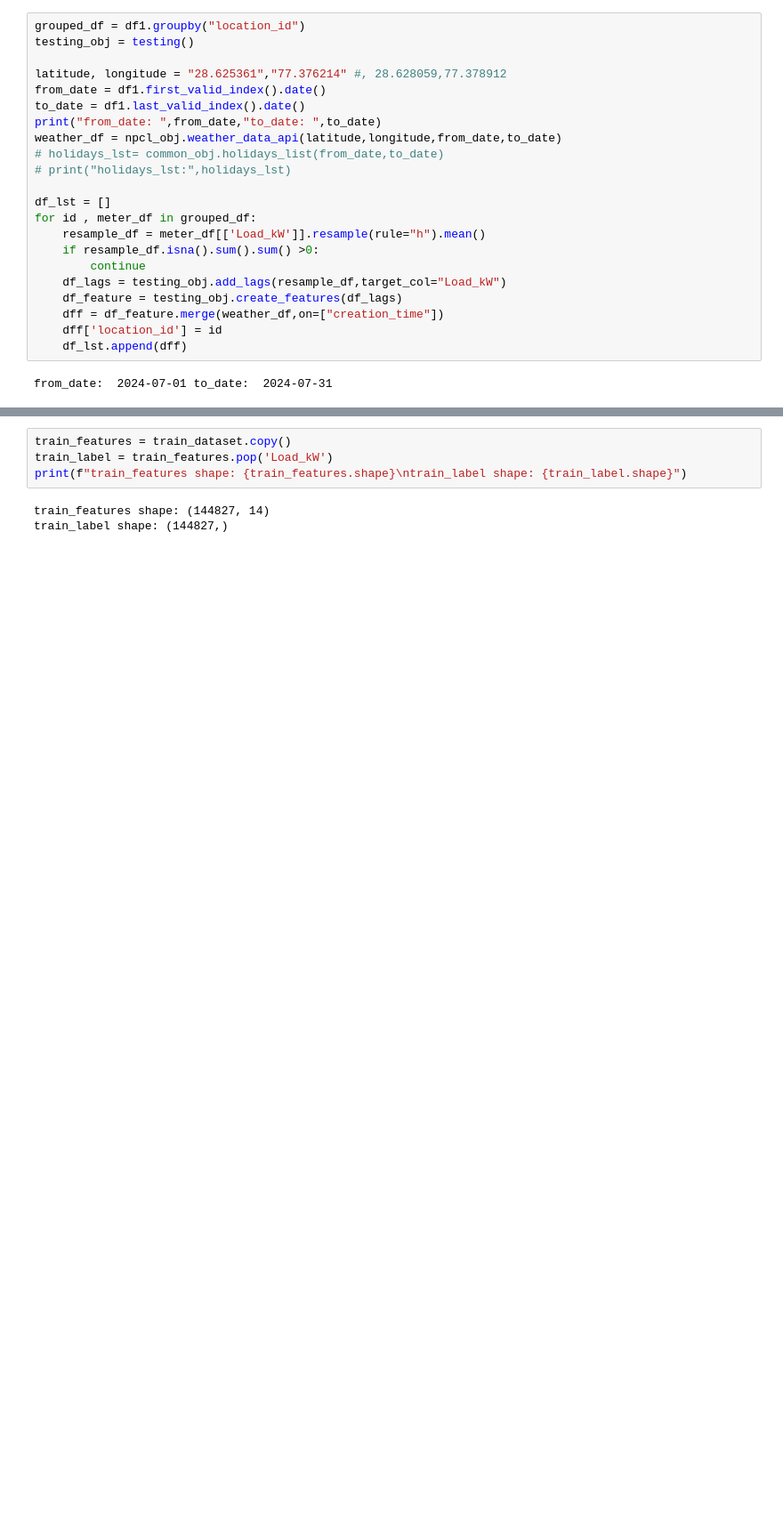
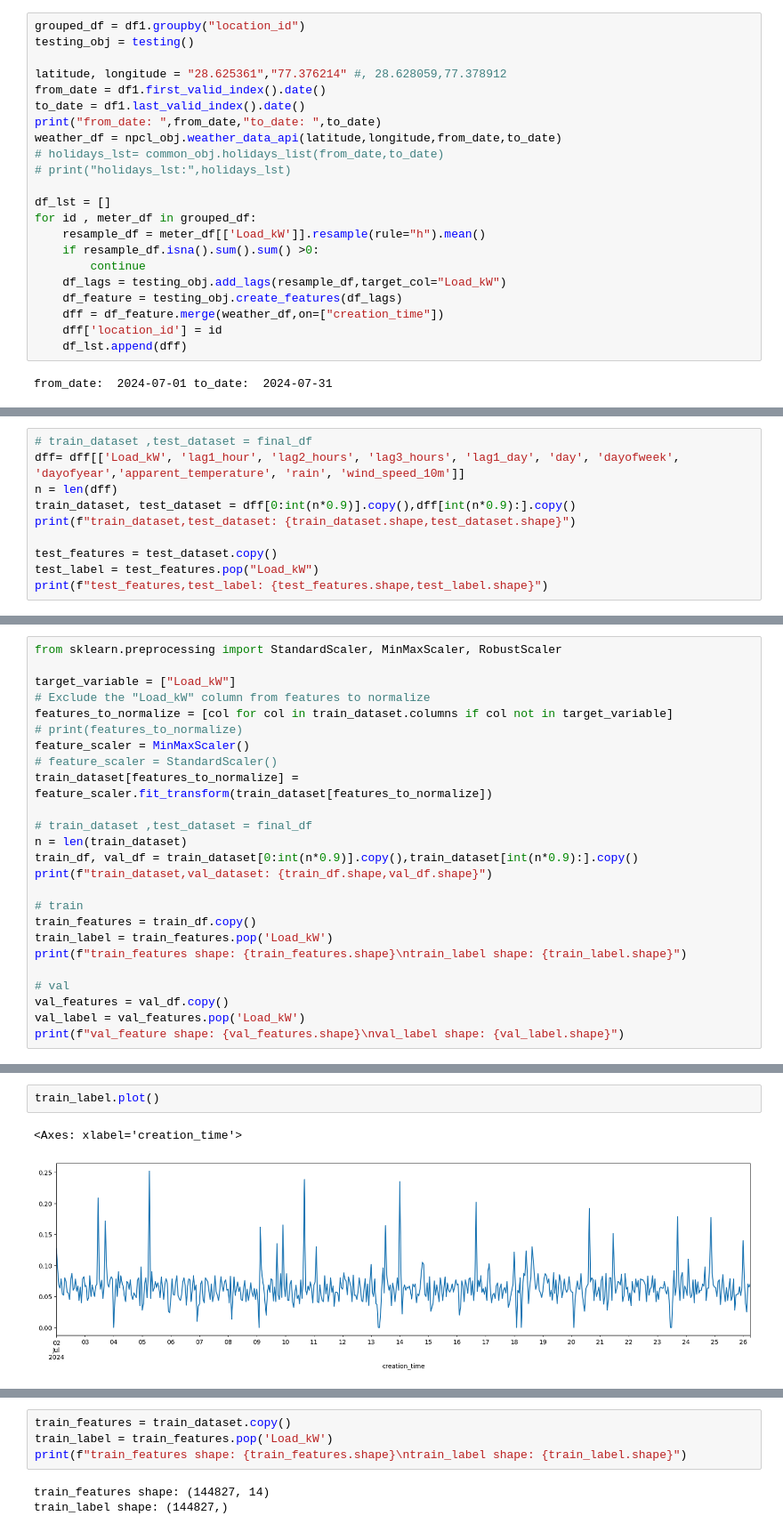
Before and after one commit to Harshvardhan1407/TensorFlow, a Jupyter notebook: test4.ipynb, the cells around one changed output, grey strips where cells are left out. Shown at 89% size. Saved outputs shown, nothing was run; the diff lists cells and outputs as text; blank space fills up the shorter version.

```diff
--- a/test4.ipynb
+++ b/test4.ipynb
@@ -490,0 +518,10 @@ from_date:  2024-07-01 to_date:  2024-07-31
+# %%
+# train_dataset ,test_dataset = final_df
+dff= dff[['Load_kW', 'lag1_hour', 'lag2_hours', 'lag3_hours', 'lag1_day', 'day', 'dayofweek', 'dayofyear','apparent_temperature', 'rain', 'wind_speed_10m']]
+n = len(dff)
+train_dataset, test_dataset = dff[0:int(n*0.9)].copy(),dff[int(n*0.9):].copy()
+print(f"train_dataset,test_dataset: {train_dataset.shape,test_dataset.shape}")
+
+test_features = test_dataset.copy()
+test_label = test_features.pop("Load_kW")
+print(f"test_features,test_label: {test_features.shape,test_label.shape}")
@@ -490,0 +531,25 @@ from_date:  2024-07-01 to_date:  2024-07-31
+# %%
+from sklearn.preprocessing import StandardScaler, MinMaxScaler, RobustScaler
+
+target_variable = ["Load_kW"]
+# Exclude the "Load_kW" column from features to normalize
+features_to_normalize = [col for col in train_dataset.columns if col not in target_variable]
+# print(features_to_normalize)
+feature_scaler = MinMaxScaler()
+# feature_scaler = StandardScaler()
+train_dataset[features_to_normalize] = feature_scaler.fit_transform(train_dataset[features_to_normalize])
+
+# train_dataset ,test_dataset = final_df
+n = len(train_dataset)
+train_df, val_df = train_dataset[0:int(n*0.9)].copy(),train_dataset[int(n*0.9):].copy()
+print(f"train_dataset,val_dataset: {train_df.shape,val_df.shape}")
+
+# train
+train_features = train_df.copy()
+train_label = train_features.pop('Load_kW')
+print(f"train_features shape: {train_features.shape}\ntrain_label shape: {train_label.shape}")
+
+# val
+val_features = val_df.copy()
+val_label = val_features.pop('Load_kW')
+print(f"val_feature shape: {val_features.shape}\nval_label shape: {val_label.shape}")
@@ -490,0 +586,5 @@ from_date:  2024-07-01 to_date:  2024-07-31
+# %%
+train_label.plot()
+# %% [output]
+<Axes: xlabel='creation_time'>
+[figure, added]
```
Also changed, not shown: parts of 14 cells of this notebook.
